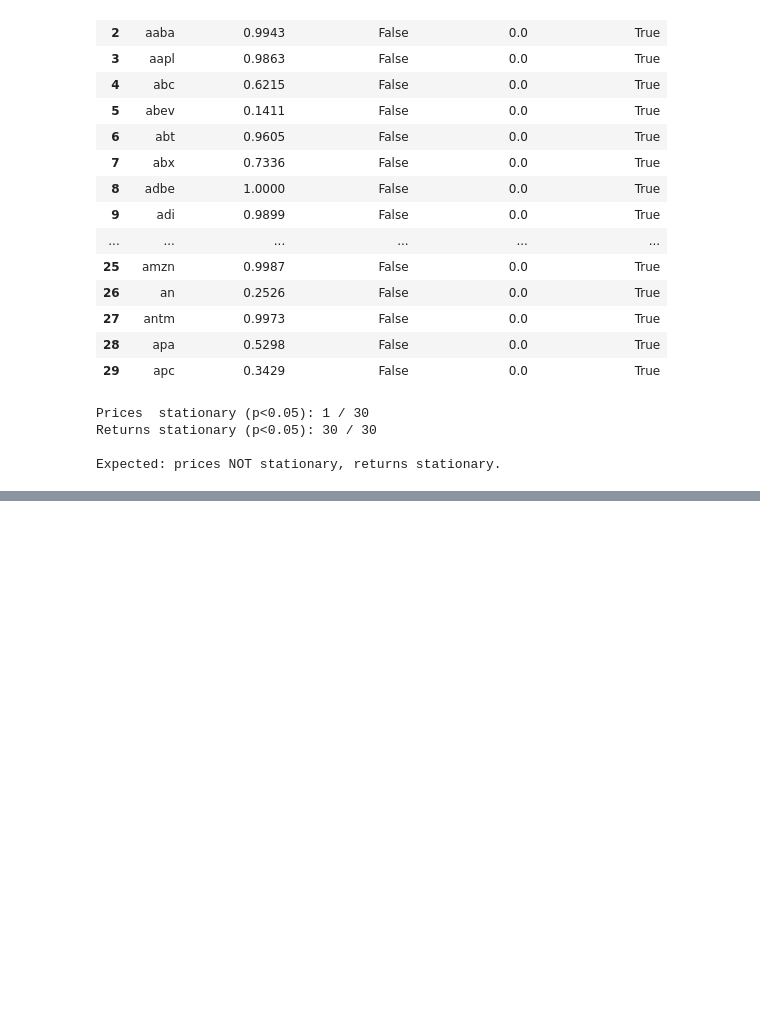
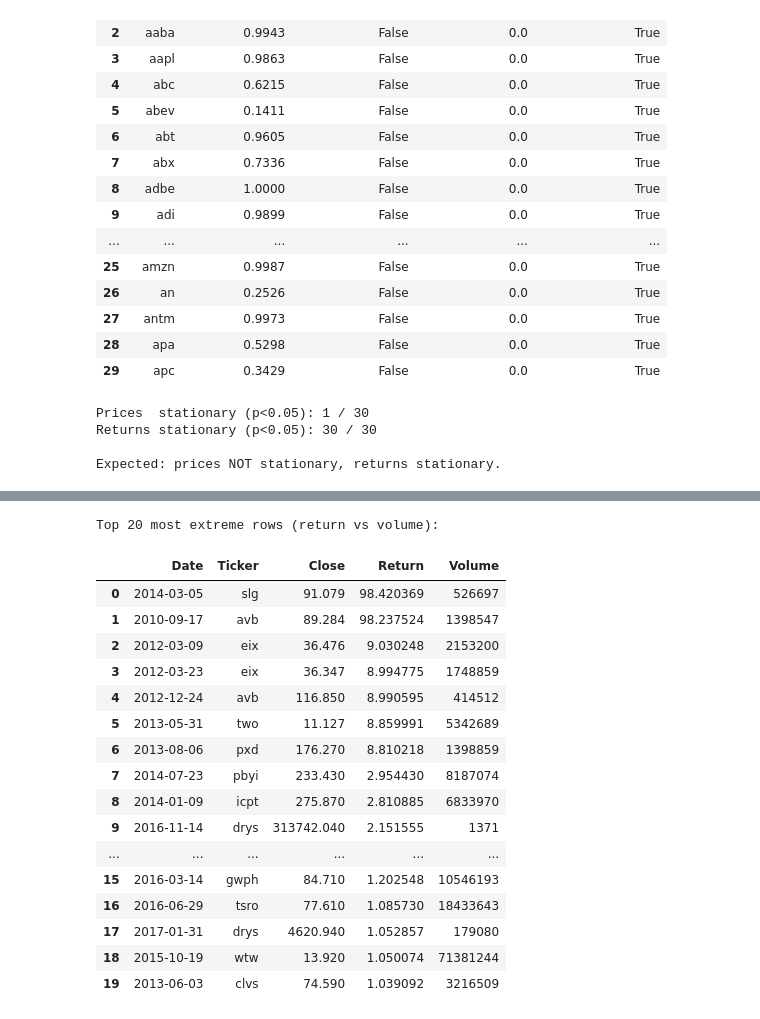
Before and after one commit to CS3244-Pairs-Trading/Pairs-Trading, a Jupyter notebook: eda_2.ipynb, the cells around one changed output, grey strips where cells are left out. Drawn from its saved outputs; the diff is of its cells as text; code cells hidden in the pictures; blank space fills up the shorter version.

```diff
--- a/eda_2.ipynb
+++ b/eda_2.ipynb
@@ -407,0 +445,28 @@ Expected: prices NOT stationary, returns stationary.
+# %%
+# 3. Cross-check extreme rows against volume — show return AND volume side by side
+print('Top 20 most extreme rows (return vs volume):')
+display(
+    extreme[['Date', 'Ticker', 'Close', 'Return', 'Volume']]
+    .sort_values('Return', key=abs, ascending=False)
+    .head(20)
+    .reset_index(drop=True)
+)
+# %% [output]
+Top 20 most extreme rows (return vs volume):
+|  | Date | Ticker | Close | Return | Volume |
+| 0 | 2014-03-05 | slg | 91.079 | 98.420369 | 526697 |
+| 1 | 2010-09-17 | avb | 89.284 | 98.237524 | 1398547 |
+| 2 | 2012-03-09 | eix | 36.476 | 9.030248 | 2153200 |
+| 3 | 2012-03-23 | eix | 36.347 | 8.994775 | 1748859 |
+| 4 | 2012-12-24 | avb | 116.850 | 8.990595 | 414512 |
+| 5 | 2013-05-31 | two | 11.127 | 8.859991 | 5342689 |
+| 6 | 2013-08-06 | pxd | 176.270 | 8.810218 | 1398859 |
+| 7 | 2014-07-23 | pbyi | 233.430 | 2.954430 | 8187074 |
+| 8 | 2014-01-09 | icpt | 275.870 | 2.810885 | 6833970 |
+| 9 | 2016-11-14 | drys | 313742.040 | 2.151555 | 1371 |
+| ... | ... | ... | ... | ... | ... |
+| 15 | 2016-03-14 | gwph | 84.710 | 1.202548 | 10546193 |
+| 16 | 2016-06-29 | tsro | 77.610 | 1.085730 | 18433643 |
+| 17 | 2017-01-31 | drys | 4620.940 | 1.052857 | 179080 |
+| 18 | 2015-10-19 | wtw | 13.920 | 1.050074 | 71381244 |
+| 19 | 2013-06-03 | clvs | 74.590 | 1.039092 | 3216509 |
```
Also changed, not shown: parts of 9 cells of this notebook, 2 other files.
